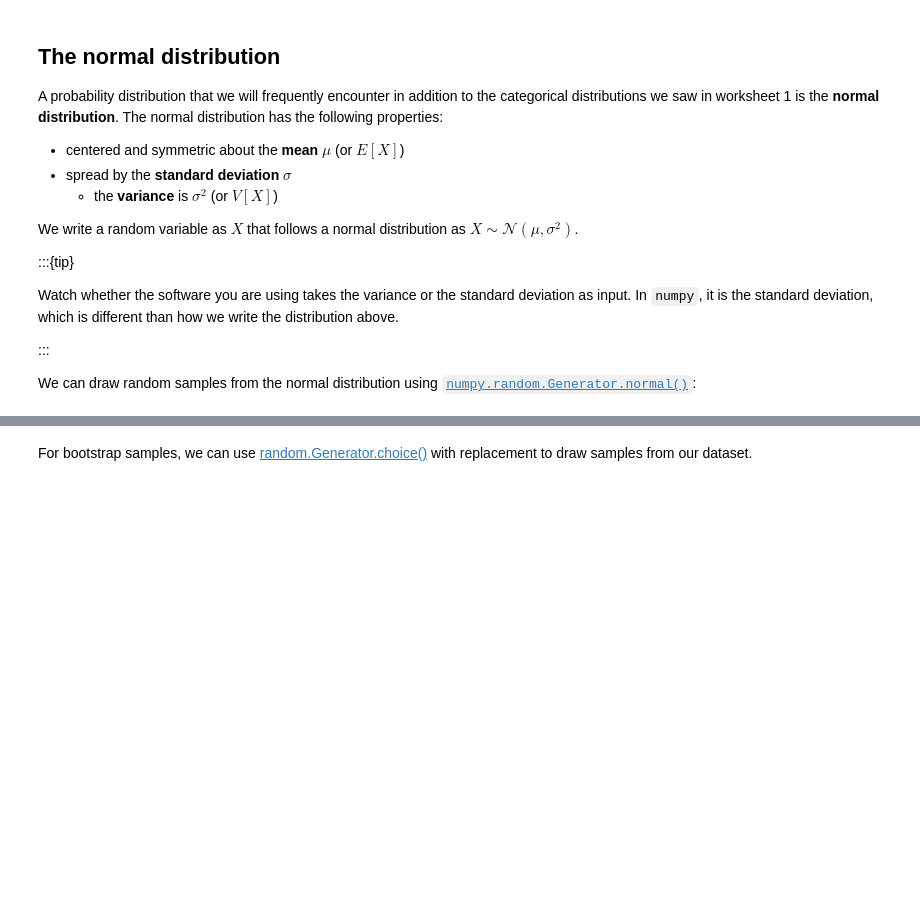
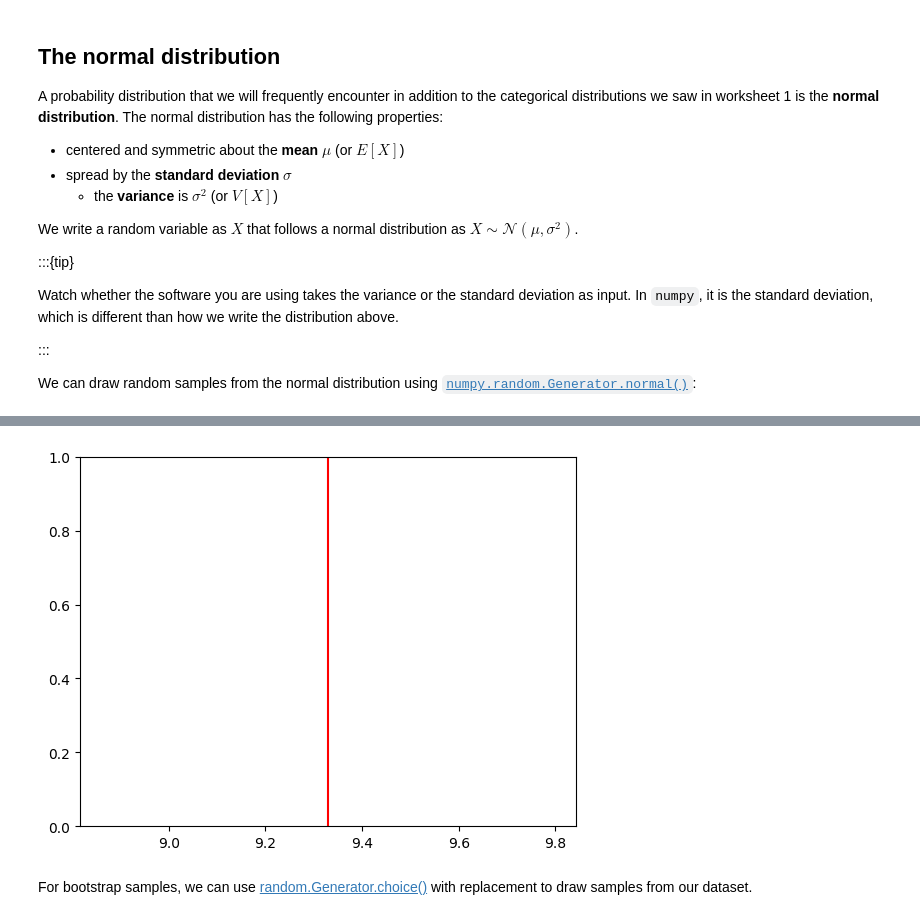
Before and after one commit to comsc341cd/comsc341cd.github.io, a Jupyter notebook: _sources/activities/lec5_live_dry_run.ipynb, the cells around one changed output, grey strips where cells are left out. Cells and saved outputs as stored; diff of their text form; code cells hidden in the pictures; blank space fills up the shorter version.

```diff
--- a/_sources/activities/lec5_live_dry_run.ipynb
+++ b/_sources/activities/lec5_live_dry_run.ipynb
@@ -90,11 +116,13 @@ rng = np.random.default_rng(seed=42)
 # %%
 # Make a sample of 10 from the normal distribution
-# sample = goose_samples[:10]
-# goose_mean = np.mean(sample)
+sample = goose_samples[:10]
+goose_mean = np.mean(sample)
 
 # in reality, we don't have access to the "true" distribution, which is why it's commented out
 #sns.histplot(goose_samples)
-# plt.axvline(x=goose_mean, color='red');
+plt.axvline(x=goose_mean, color='red');
+# %% [output]
+[figure, added]
 # %% [markdown]
 For bootstrap samples, we can use [random.Generator.choice()](https://numpy.org/doc/stable/reference/random/generated/numpy.random.Generator.choice.html) with replacement to draw samples from our dataset.
 # %%
```
Also changed, not shown: parts of 15 cells of this notebook, 11 other files.
